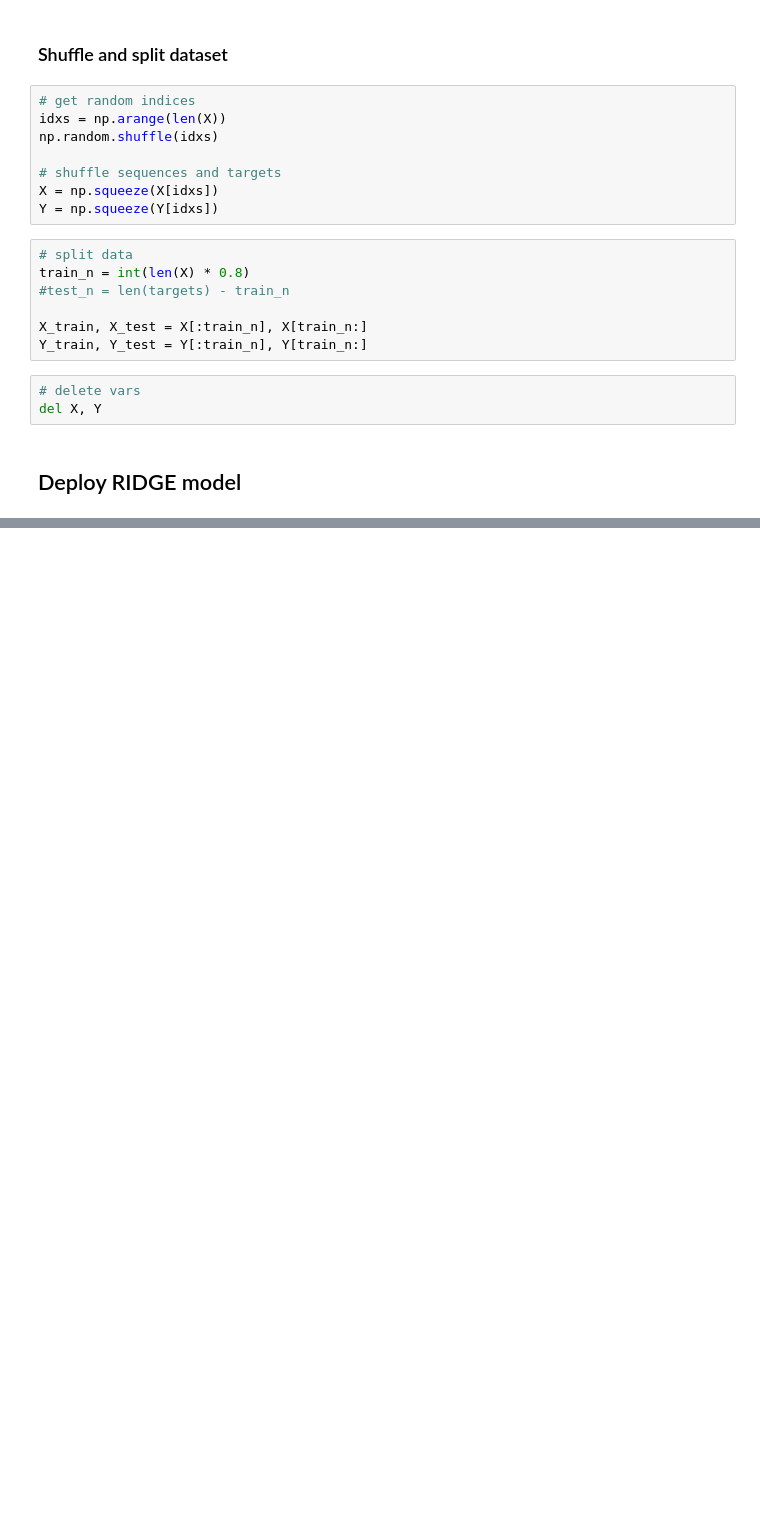
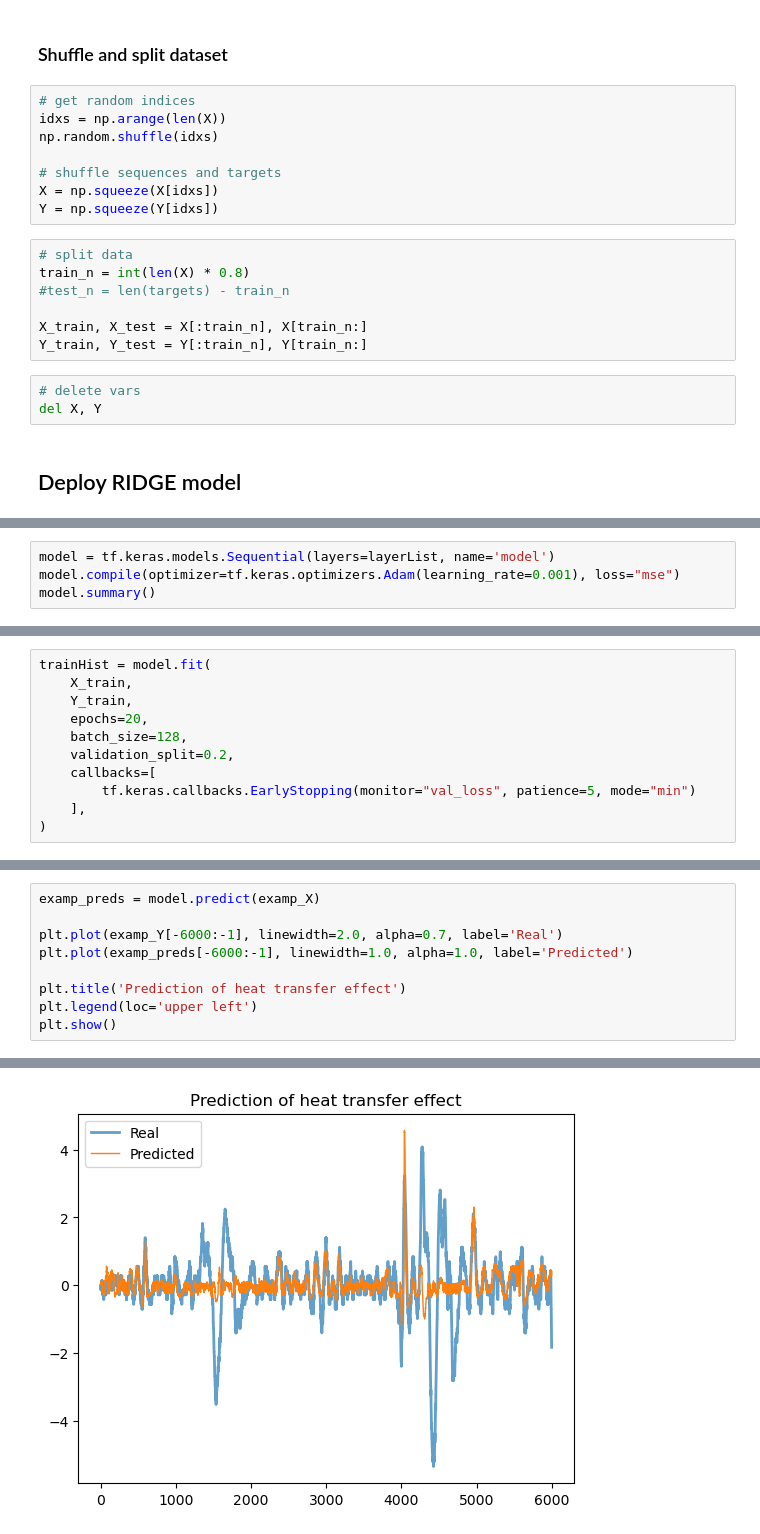
Before and after one commit to oStglnd/rise-gh, a Jupyter notebook: model/flow_temp_model.ipynb, the cells around one changed output, grey strips where cells are left out. Saved outputs shown, nothing was run; the diff lists cells and outputs as text; blank space fills up the shorter version.

```diff
--- a/model/flow_temp_model.ipynb
+++ b/model/flow_temp_model.ipynb
@@ -217,0 +258,4 @@ plt.show()
+# %%
+model = tf.keras.models.Sequential(layers=layerList, name='model')
+model.compile(optimizer=tf.keras.optimizers.Adam(learning_rate=0.001), loss="mse")
+model.summary()
@@ -217,0 +280,11 @@ plt.show()
+# %%
+trainHist = model.fit(
+    X_train,
+    Y_train,
+    epochs=20,
+    batch_size=128,
+    validation_split=0.2,
+    callbacks=[
+        tf.keras.callbacks.EarlyStopping(monitor="val_loss", patience=5, mode="min")
+    ],
+)
@@ -217,0 +309,10 @@ plt.show()
+# %%
+examp_preds = model.predict(examp_X)
+
+plt.plot(examp_Y[-6000:-1], linewidth=2.0, alpha=0.7, label='Real')
+plt.plot(examp_preds[-6000:-1], linewidth=1.0, alpha=1.0, label='Predicted')
+
+plt.title('Prediction of heat transfer effect')
+plt.legend(loc='upper left')
+plt.show()
+# %% [output]
@@ -217,0 +320 @@ plt.show()
+[figure, added]
```
Also changed, not shown: parts of 16 cells of this notebook.
